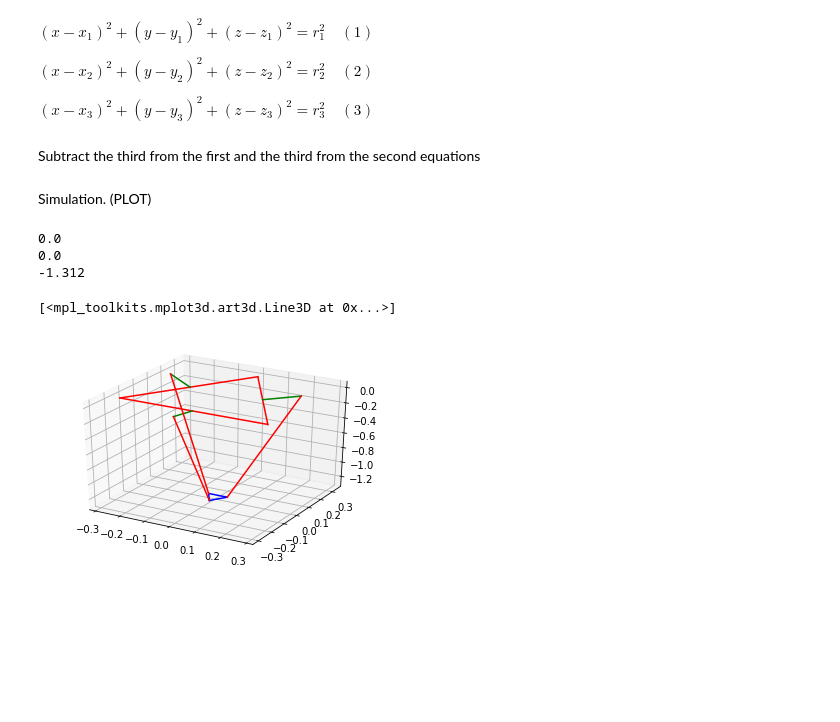
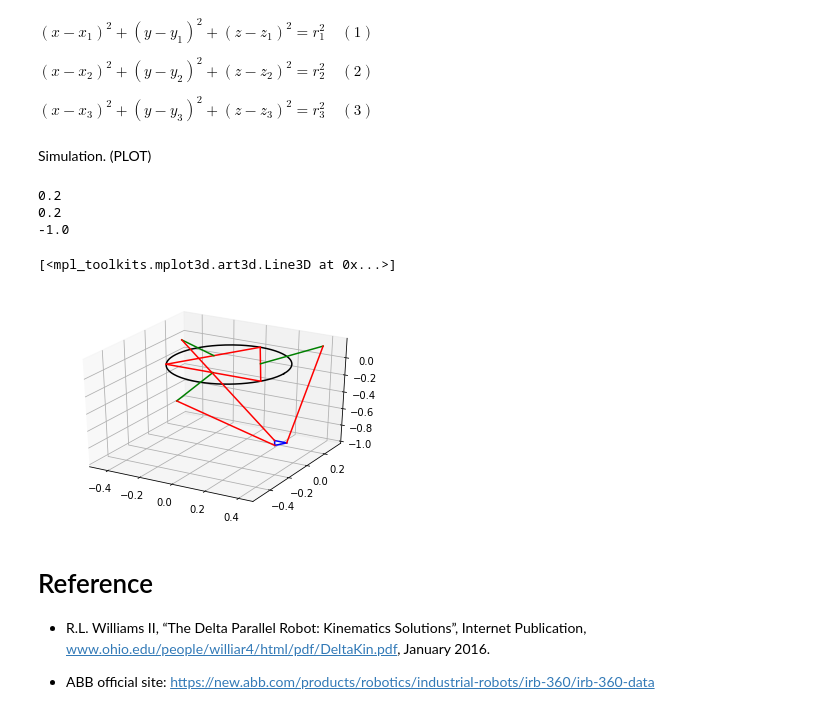
Before and after one commit to Eliascc5/Kinematic-of-Delta-Robot, a Jupyter notebook: DeltaRobot.ipynb, the cells around one changed output. Cells and saved outputs as stored; diff of their text form; code cells hidden in the pictures; blank space fills up the shorter version.

```diff
--- a/DeltaRobot.ipynb
+++ b/DeltaRobot.ipynb
@@ -17,10 +15,9 @@ All parameters in meters.
 Sb=0.567            #Base equilateral triangle side
 Sp=0.076            #Platform equilateral triangle side
 
-
-L=0.300             #Upper legs length
-l=0.800             #Lower legs parallelogram length
-h=0.131             #Lower legs parallelogram width
+L = 0.524            #Upper legs length
+l = 1.244            #Lower legs parallelogram length
+h = 0.131            #Lower legs parallelogram width
 
 wb=(math.sqrt(3)/6)*Sb            #Planar distance from {0} to near base side
 ub=(math.sqrt(3)/3)*Sb            #Planar distance from {0} to a base vertex
@@ -66,9 +59,10 @@ c=wp-0.5*wb
 # %%
 # End effector coordinates
 
-x=0
-y=0
-z=-1.312
+x=0.2
+y=0.2
+z=-1           #Modify Z within the range [-0.9; -1.6]
+               #At maximum depth the radius (x, y) is 0.2 [m]
 
 cord=np.matrix([[x],[y],[z]])     #Just to test
 
@@ -169,5 +214,3 @@ $(x-x_1)^2+(y-y_1)^2+(z-z_1)^2=r_1^2 \quad (1)$
 $(x-x_2)^2+(y-y_2)^2+(z-z_2)^2=r_2^2 \quad (2)$
 
 $(x-x_3)^2+(y-y_3)^2+(z-z_3)^2=r_3^2 \quad (3)$
-# %% [markdown]
- Subtract  the  third  from  the  first  and  the  third  from  the  second  equations
@@ -254,6 +267,12 @@ if intersection_yx.item(1)<0.0001:
 Simulation. (PLOT)
 # %%
 #The vertices of the fixed-based equilateral triangle are:
+
+Ratio = math.sqrt(pow(Sb,2)-pow(Sb/2,2)) - wb
+
+alpha = np.linspace(0, 2 * np.pi, 201)
+x_BaseCircle = Ratio*np.cos(alpha)
+y_BaseCircle = Ratio*np.sin(alpha)
 
 Bb1 = [Sb/2,-wb,0]
 Bb2 = [0,ub,0]
@@ -282,10 +301,11 @@ bt33 = np.linspace(Bb3[2],Bb1[2])
 fig = plt.figure()
 ax = plt.axes(projection='3d')
 
+ax.plot3D(x_BaseCircle,y_BaseCircle,0,'black')
+
 ax.plot3D(bt11, bt12, bt13,'red')
 ax.plot3D(bt21, bt22, bt23,'red')
 ax.plot3D(bt31, bt32, bt33,'red')
-
 
 Pp1 = [0+x,-up+y,0+z_neg]
 Pp2 = [Sp/2+x,wp+y,0+z_neg]
@@ -307,14 +327,13 @@ ax.plot3D(pt11, pt12, pt13,'blue')
 ax.plot3D(pt21, pt22, pt23,'blue')
 ax.plot3D(pt31, pt32, pt33,'blue')
 
-
 ###########################################################
 
 BB1=[0,-wb,0]
 BB2=[(math.sqrt(3)/2)*wb,1/2*wb,0]
 BB3=[-(math.sqrt(3)/2)*wb,1/2*wb,0]
 
-#Legs L
+#Upper Legs L
 
 Bt11=np.linspace(BB1[0],L1.item(0))
 Bt12=np.linspace(BB1[1],L1.item(1))
@@ -333,38 +352,43 @@ ax.plot3D(Bt11, Bt12, Bt13,'green')
 ax.plot3D(Bt21, Bt22, Bt23,'green')
 ax.plot3D(Bt31, Bt32, Bt33,'green')
 
-#HASTA ACA ESTA BIEN EL MODELO
 ###########################################################
 
-
-#Leg inferior
+#Lower Legs l
 a=wb-up
 b=Sp/2-(math.sqrt(3)/2)*wb
 c=wp-0.5*wb
 
 Bl1=[x , y+L*math.cos(theta1)+a , z_neg+L*math.sin(theta1)]
 Bl2=[x-(math.sqrt(3)/2)*L*math.cos(theta2)+b,y-0.5*L*math.cos(theta2)+c,z_neg+L*math.sin(theta2)]
 Bl3=[x+(math.sqrt(3)/2)*L*math.cos(theta3)-b,y-0.5*L*math.cos(theta3)+c,z_neg+L*math.sin(theta2)]
 
 
 LP11=np.linspace(L1.item(0),Pp1[0])
 LP12=np.linspace(L1.item(1),Pp1[1])
 LP13=np.linspace(L1.item(2),Pp1[2])
 
 LP21=np.linspace(L2.item(0),Pp2[0])
 LP22=np.linspace(L2.item(1),Pp2[1])
 LP23=np.linspace(L2.item(2),Pp2[2])
 
 LP31=np.linspace(L3.item(0),Pp3[0])
 LP32=np.linspace(L3.item(1),Pp3[1])
 LP33=np.linspace(L3.item(2),Pp3[2])
 
 ax.plot3D(LP11, LP12, LP13,'red')
 ax.plot3D(LP21, LP22, LP23,'red')
 ax.plot3D(LP31, LP32, LP33,'red')
 # %% [output]
-0.0
-0.0
--1.312
+0.2
+0.2
+-1.0
 [<mpl_toolkits.mplot3d.art3d.Line3D at 0x...>]
-[figure, old version]
+[figure, new version]
+# %% [markdown]
+# Reference
+
+
+- R.L.  Williams  II,  “The  Delta  Parallel  Robot:  Kinematics  Solutions”,  Internet  Publication,  www.ohio.edu/people/williar4/html/pdf/DeltaKin.pdf, January 2016.
+
+- ABB official site: https://new.abb.com/products/robotics/industrial-robots/irb-360/irb-360-data
```
Also changed, not shown: parts of 11 cells of this notebook.
